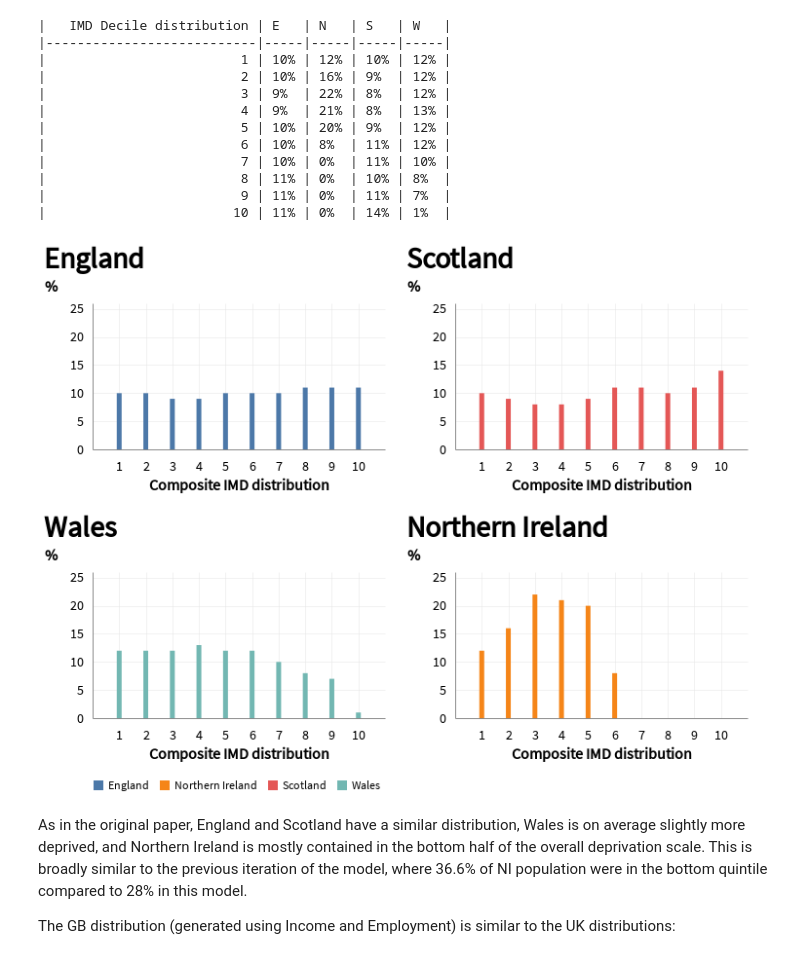
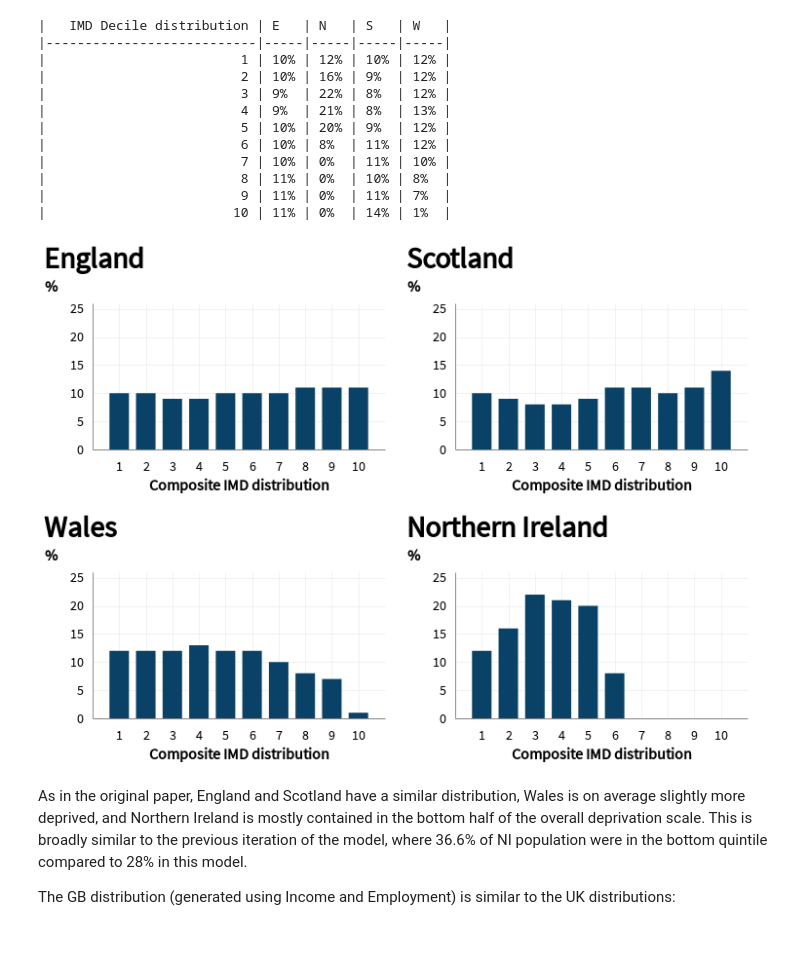
Before and after one commit to mysociety/composite_uk_imd, a Jupyter notebook: readme.ipynb, the cells around one changed output. Cells and saved outputs as stored; diff of their text form; code cells hidden in the pictures.

Commit message:
Update color on chart

```diff
--- a/readme.ipynb
+++ b/readme.ipynb
@@ -165,31 +165,32 @@ markdown_table(df, format = "{:,.0%}")
 # %%
 from altair.expr import datum
 
 df = pd.read_csv(Path("analysis") / "UK_imd_E_breakdown.csv")
 melt = df.melt("IMD Decile distribution", var_name="distribution")
 
 melt["distribution"] = melt.distribution.map({"E":"England", "S":"Scotland","W":"Wales","N":"Northern Ireland"})
 
 melt["value"] *= 100
 
-base = alt.Chart(melt).mark_bar().encode(
+colors = altair_theme.mysoc_palette_colors
+
+base = alt.Chart(melt).mark_bar(size=20).encode(
     x=alt.X("IMD Decile distribution",title="Composite IMD distribution", scale=alt.Scale(bins=list(range(1,11)))),
-    y=alt.Y('value', title="%", scale=alt.Scale(domain=(0,25))),
-    color="distribution").properties(width=300, height=150)
+    y=alt.Y('value', title="%", scale=alt.Scale(domain=(0,25)))).properties(width=300, height=150)
 
 chart = alt.vconcat()
 row = alt.hconcat()
 for n in ["England", "Scotland"]:
     row |= base.transform_filter(datum.distribution == n).properties(title=n)
 chart &= row
 row = alt.hconcat()
 for n in ["Wales", "Northern Ireland"]:
     row |= base.transform_filter(datum.distribution == n).properties(title=n)
 chart &= row
 
 chart
 # %% [output]
-[figure, old version]
+[figure, new version]
 # %% [markdown]
 As in the original paper, England and Scotland have a similar distribution, Wales is on average slightly more deprived, and Northern Ireland is mostly contained in the bottom half of the overall deprivation scale. This is broadly similar to the previous iteration of the model, where 36.6% of NI population were in the bottom quintile compared to 28% in this model.
 
```
Also changed, not shown: parts of 1 cell of this notebook, 2 other files.
